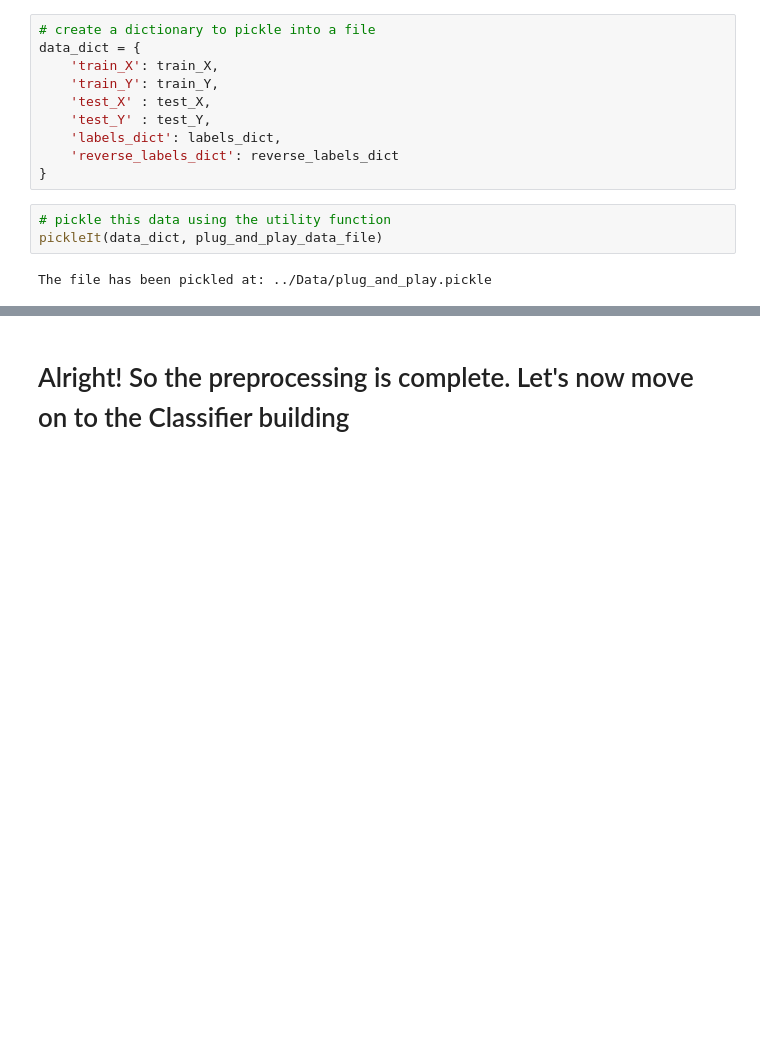
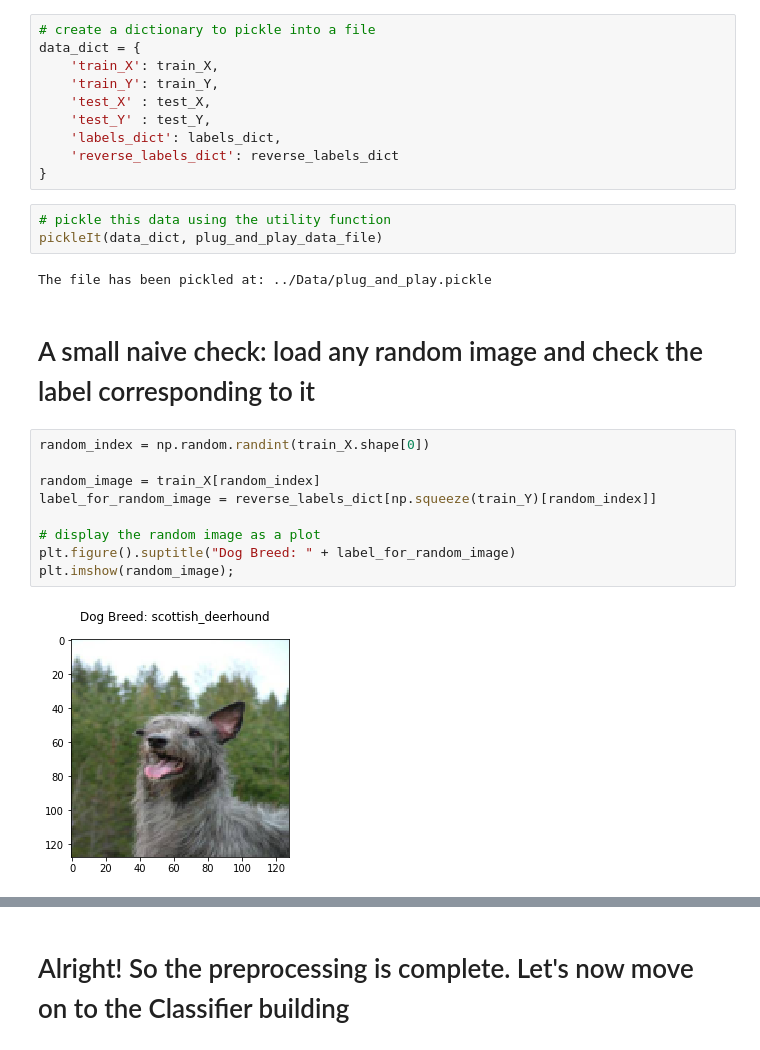
Before and after one commit to akanimax/dog-breed-identification, a Jupyter notebook: Scripts/Data_Preprocessor.ipynb, the cells around one changed output, grey strips where cells are left out. Cells and saved outputs as stored; diff of their text form; blank space fills up the shorter version.

```diff
--- a/Scripts/Data_Preprocessor.ipynb
+++ b/Scripts/Data_Preprocessor.ipynb
@@ -326,3 +328,16 @@ data_dict = {
 pickleIt(data_dict, plug_and_play_data_file)
 # %% [output]
 The file has been pickled at: ../Data/plug_and_play.pickle
+# %% [markdown]
+# A small naive check: load any random image and check the label corresponding to it
+# %%
+random_index = np.random.randint(train_X.shape[0])
+
+random_image = train_X[random_index]
+label_for_random_image = reverse_labels_dict[np.squeeze(train_Y)[random_index]]
+
+# display the random image as a plot
+plt.figure().suptitle("Dog Breed: " + label_for_random_image)
+plt.imshow(random_image);
+# %% [output]
+[figure, added]
```
Also changed, not shown: parts of 5 cells of this notebook.
